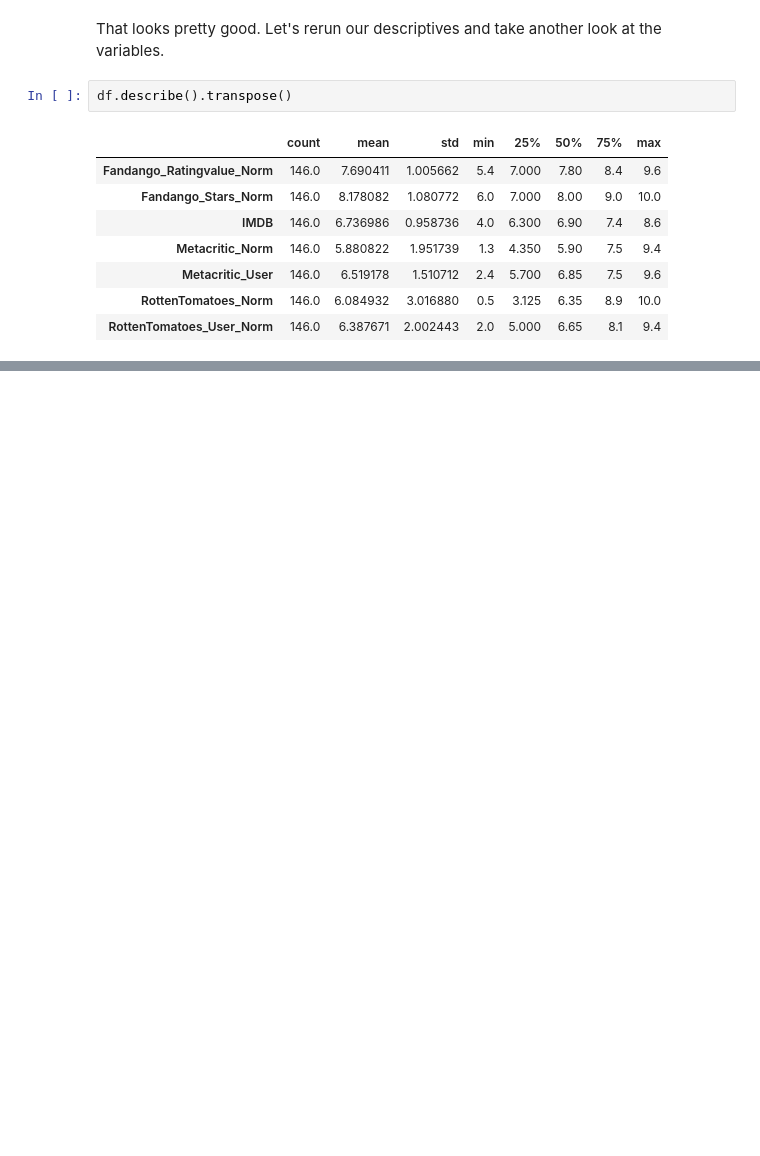
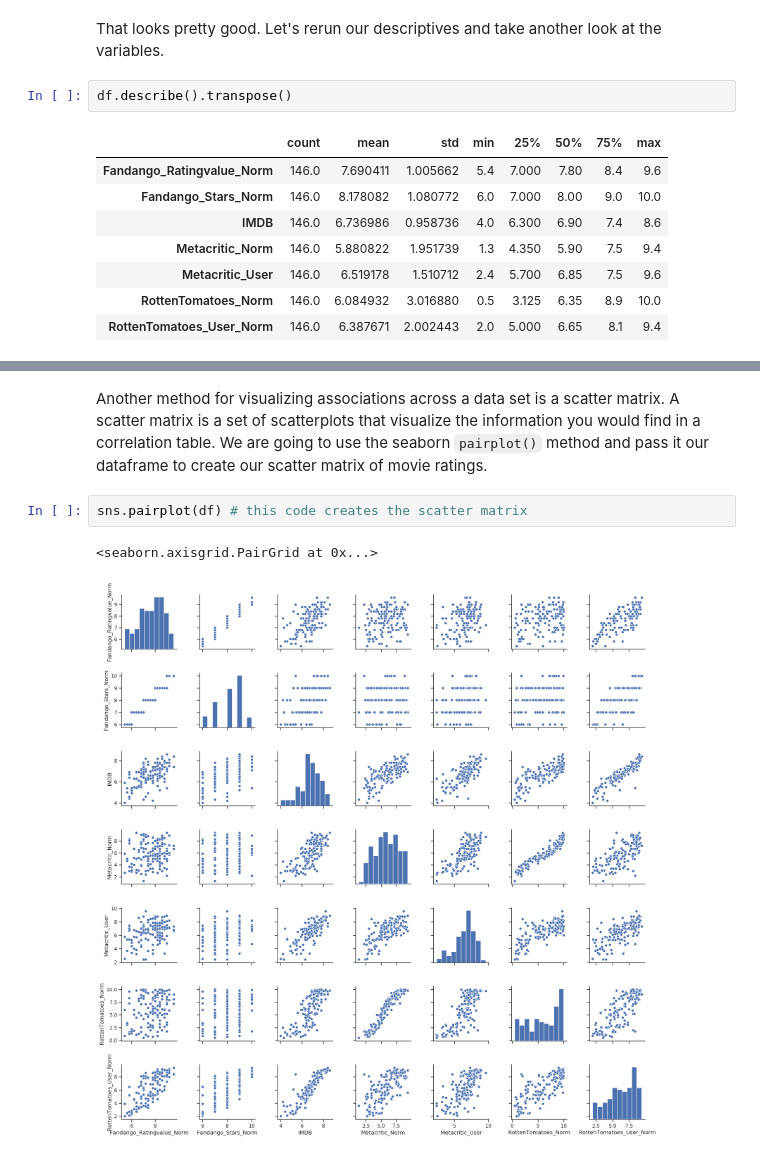
Before and after one commit to CS-DS-125/125exercises-f18, a Jupyter notebook: ch07/pandas-continuous.ipynb, the cells around one changed output, grey strips where cells are left out. Saved outputs shown, nothing was run; the diff lists cells and outputs as text; blank space fills up the shorter version.

```diff
--- a/ch07/pandas-continuous.ipynb
+++ b/ch07/pandas-continuous.ipynb
@@ -246,0 +264,8 @@ pd.crosstab([df['Pclass'], df['Sex']], df['Survived'], normalize='index')
+# %% [markdown]
+Another method for visualizing associations across a data set is a scatter matrix. A scatter matrix is a set of scatterplots that visualize the information you would find in a correlation table.
+We are going to use the seaborn `pairplot()` method and pass it our dataframe to create our scatter matrix of movie ratings.
+# %%
+sns.pairplot(df) # this code creates the scatter matrix
+# %% [output]
+<seaborn.axisgrid.PairGrid at 0x...>
+[figure, added]
```
Also changed, not shown: parts of 70 cells of this notebook, 2 other files.
